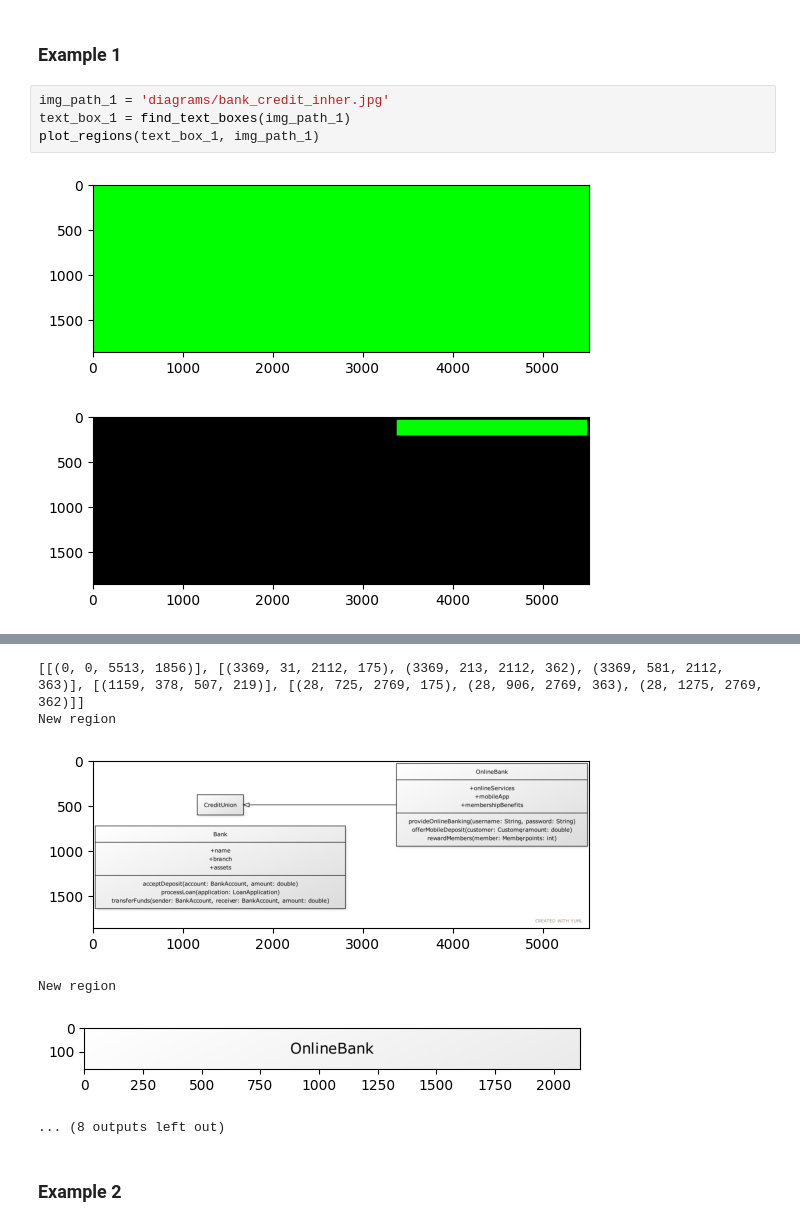
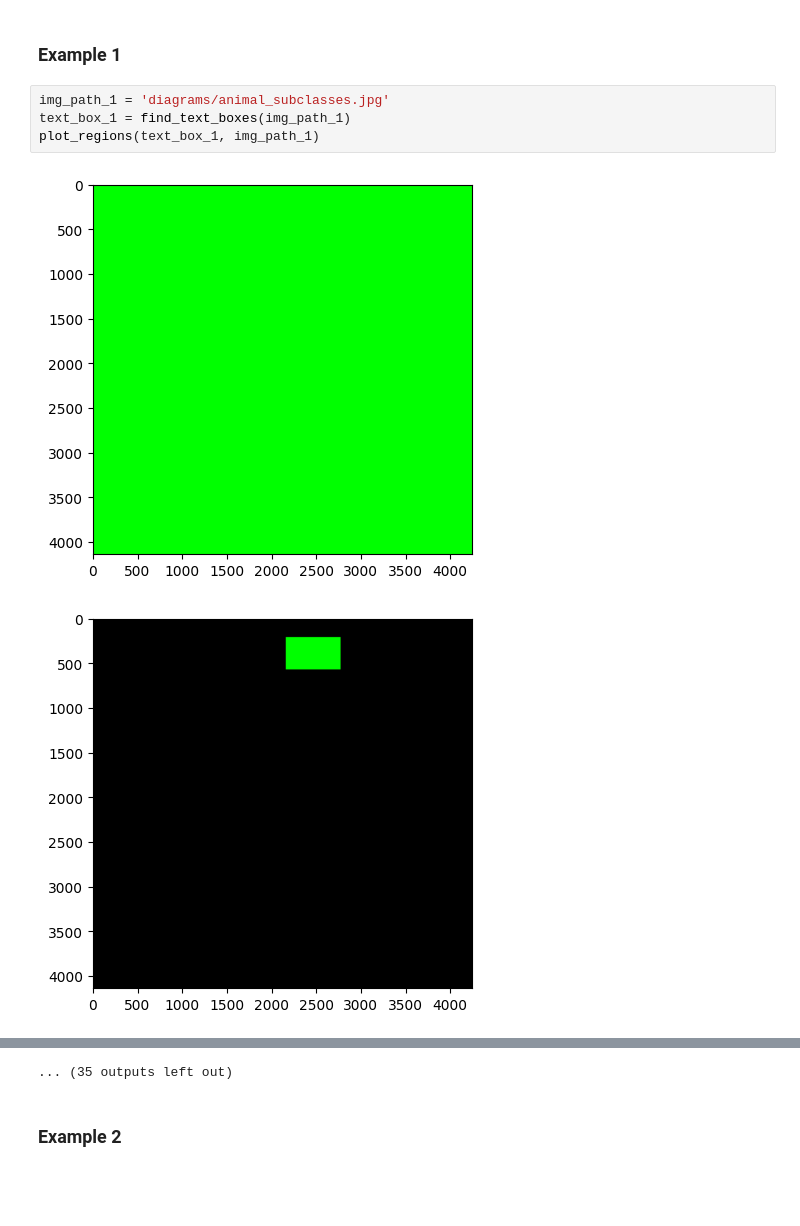
Before and after one commit to veneta13/UML-to-Code, a Jupyter notebook: test_text_box_segmentation.ipynb, the cells around one changed output, grey strips where cells are left out. Saved outputs shown, nothing was run; the diff lists cells and outputs as text; blank space fills up the shorter version.

```diff
--- a/test_text_box_segmentation.ipynb
+++ b/test_text_box_segmentation.ipynb
@@ -73,9 +73,9 @@ def plot_regions(segmented_regions, img_path):
 # %% [markdown]
 ### Example 1
 # %%
-img_path_1 = 'diagrams/bank_credit_inher.jpg'
+img_path_1 = 'diagrams/animal_subclasses.jpg'
 text_box_1 = find_text_boxes(img_path_1)
 plot_regions(text_box_1, img_path_1)
 # %% [output]
-[figure, old version]
+[figure, new version]
-[figure, old version]
+[figure, new version]
@@ -88,9 +92,4 @@ plot_regions(text_box_1, img_path_1)
-[[(0, 0, 5513, 1856)], [(3369, 31, 2112, 175), (3369, 213, 2112, 362), (3369, 581, 2112, 363)], [(1159, 378, 507, 219)], [(28, 725, 2769, 175), (28, 906, 2769, 363), (28, 1275, 2769, 362)]]
-New region
+... (35 outputs left out)
-[figure, old version]
-New region
-[figure, old version]
-... (8 outputs left out)
 # %% [markdown]
 ### Example 2
 # %%
```
Also changed, not shown: parts of 1 cell of this notebook.
